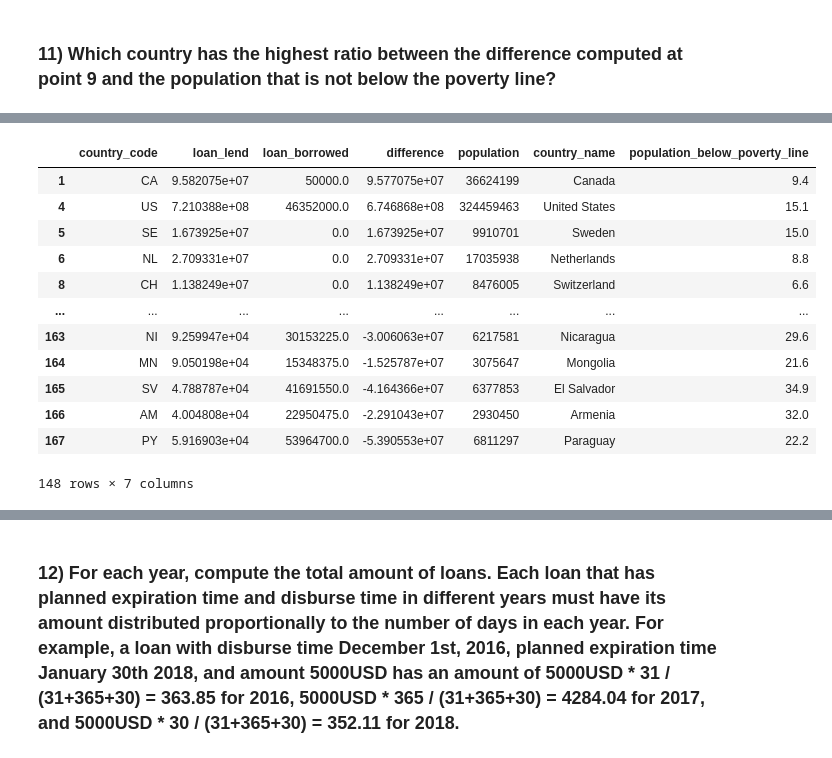
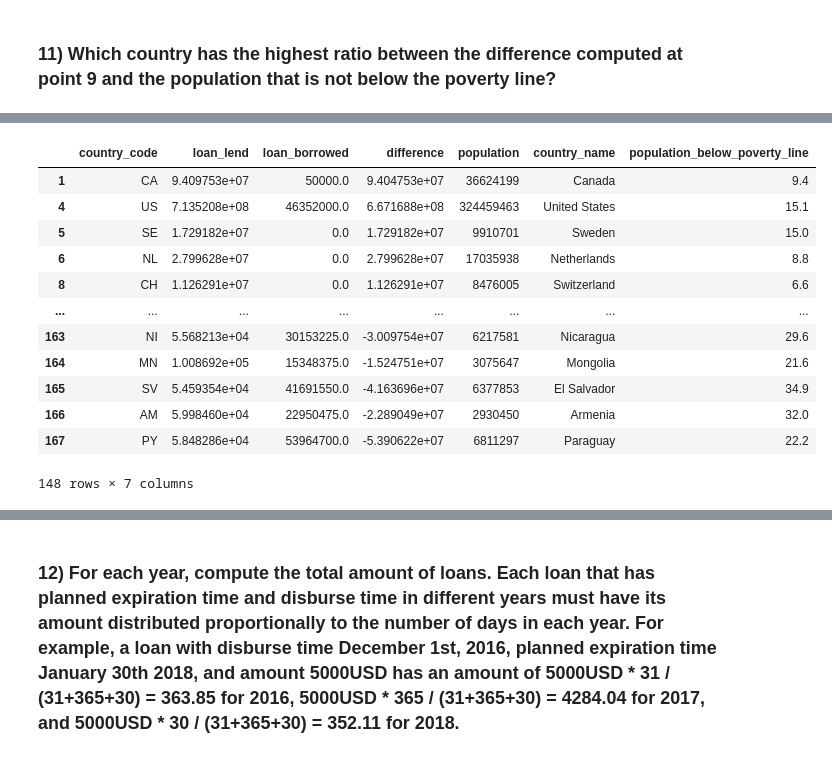
Before and after one commit to mliccia/FoCS, a Jupyter notebook: FoCS_799368.ipynb, the cells around one changed output, grey strips where cells are left out. Saved outputs shown, nothing was run; the diff lists cells and outputs as text; code cells hidden in the pictures.

```diff
--- a/FoCS_799368.ipynb
+++ b/FoCS_799368.ipynb
@@ -67,7 +67,7 @@ loans_lenders
 #loans_lenders.to_csv(path + 'loans_lenders_1.csv', index=False)
 
 ## Read dataframe
-loans_lenders = pd.read_csv(path + 'loans_lenders_1.csv')
+#loans_lenders = pd.read_csv(path + 'loans_lenders_1.csv')
 loans_lenders
 # %% [output]
 |  | loan_id | lenders |
@@ -169,7 +169,7 @@ loans.head()
 ## Dump dataframe
 #loans.to_csv(path + 'loans_1.csv', index=False)
 ## Read dataframe
-loans = pd.read_csv(path + 'loans_1.csv')
+#loans = pd.read_csv(path + 'loans_1.csv')
 loans
 # %% [output]
 |  | loan_id | loan_name | original_language | description | description_translated | funded_amount | loan_amount | ... |
@@ -491,7 +491,7 @@ money_per_lenders
 ## Viene ricaricato anche il dataset relativo ai finanziamenti effettuati per persona perché tornerà utile
 
 lenders = pd.read_csv(path + 'lenders.csv')
-money_per_lenders = pd.read_csv(path + 'money_per_lenders.csv')
+#money_per_lenders = pd.read_csv(path + 'money_per_lenders.csv')
 # %%
 lenders.head()
 # %% [output]
@@ -740,8 +740,8 @@ ratio_population
 ## Si utilizzano gli stessi dataframe utilizzati in precedenza, con l'aggiunta del valore che indica la povertà
 ## Si rimuovono gli attributi non più utili
 
-ratio_poverty = pd.read_csv(path + 'ratio_population.csv')
-ratio_poverty.drop(['ratio_difference_population'], axis=1, inplace=True)
-ratio_poverty
+#ratio_population = pd.read_csv(path + 'ratio_population.csv')
+ratio_population.drop(['ratio_difference_population'], axis=1, inplace=True)
+ratio_population
 # %% [output]
 |  | country_code | loan_lend | loan_borrowed | difference | population | country_name |
@@ -760,25 +760,25 @@ ratio_poverty
 # %%
 ## L'attributo population_below_poverty_line è descritto da 174 record di cui 22 sono valori nulli
 ## Questi vanno combinati ai valori della tabella prodotta in precedenza per la popolazione (169 record disponibili)
 ## La popolazione sotto la linea di povertà è indicata in percentuale
 ## Si vuole risalire al numero intero di individui sopra la soglia di povertà
 ## POPOLAZIONE * (1 - POPOLAZIONE SOTTO LINEA/100)
 
-ratio_poverty = ratio_poverty.merge(country_stats[['country_code', 'population_below_poverty_line']], on='country_code')
-ratio_poverty.dropna(subset=['population_below_poverty_line'], axis=0, inplace=True)
-ratio_poverty
+ratio_population = ratio_population.merge(country_stats[['country_code', 'population_below_poverty_line']], on='country_code')
+ratio_population.dropna(subset=['population_below_poverty_line'], axis=0, inplace=True)
+ratio_population
 # %% [output]
 |  | country_code | loan_lend | loan_borrowed | difference | population | country_name | population_below_poverty_line |
-| 1 | CA | 9.582075e+07 | 50000.0 | 9.577075e+07 | 36624199 | Canada | 9.4 |
-| 4 | US | 7.210388e+08 | 46352000.0 | 6.746868e+08 | 324459463 | United States | 15.1 |
-| 5 | SE | 1.673925e+07 | 0.0 | 1.673925e+07 | 9910701 | Sweden | 15.0 |
-| 6 | NL | 2.709331e+07 | 0.0 | 2.709331e+07 | 17035938 | Netherlands | 8.8 |
-| 8 | CH | 1.138249e+07 | 0.0 | 1.138249e+07 | 8476005 | Switzerland | 6.6 |
+| 1 | CA | 9.409753e+07 | 50000.0 | 9.404753e+07 | 36624199 | Canada | 9.4 |
+| 4 | US | 7.135208e+08 | 46352000.0 | 6.671688e+08 | 324459463 | United States | 15.1 |
+| 5 | SE | 1.729182e+07 | 0.0 | 1.729182e+07 | 9910701 | Sweden | 15.0 |
+| 6 | NL | 2.799628e+07 | 0.0 | 2.799628e+07 | 17035938 | Netherlands | 8.8 |
+| 8 | CH | 1.126291e+07 | 0.0 | 1.126291e+07 | 8476005 | Switzerland | 6.6 |
 | ... | ... | ... | ... | ... | ... | ... | ... |
-| 163 | NI | 9.259947e+04 | 30153225.0 | -3.006063e+07 | 6217581 | Nicaragua | 29.6 |
-| 164 | MN | 9.050198e+04 | 15348375.0 | -1.525787e+07 | 3075647 | Mongolia | 21.6 |
-| 165 | SV | 4.788787e+04 | 41691550.0 | -4.164366e+07 | 6377853 | El Salvador | 34.9 |
-| 166 | AM | 4.004808e+04 | 22950475.0 | -2.291043e+07 | 2930450 | Armenia | 32.0 |
-| 167 | PY | 5.916903e+04 | 53964700.0 | -5.390553e+07 | 6811297 | Paraguay | 22.2 |
+| 163 | NI | 5.568213e+04 | 30153225.0 | -3.009754e+07 | 6217581 | Nicaragua | 29.6 |
+| 164 | MN | 1.008692e+05 | 15348375.0 | -1.524751e+07 | 3075647 | Mongolia | 21.6 |
+| 165 | SV | 5.459354e+04 | 41691550.0 | -4.163696e+07 | 6377853 | El Salvador | 34.9 |
+| 166 | AM | 5.998460e+04 | 22950475.0 | -2.289049e+07 | 2930450 | Armenia | 32.0 |
+| 167 | PY | 5.848286e+04 | 53964700.0 | -5.390622e+07 | 6811297 | Paraguay | 22.2 |
 148 rows × 7 columns
 # %%
```
Also changed, not shown: parts of 12 cells of this notebook, 1 other file.
